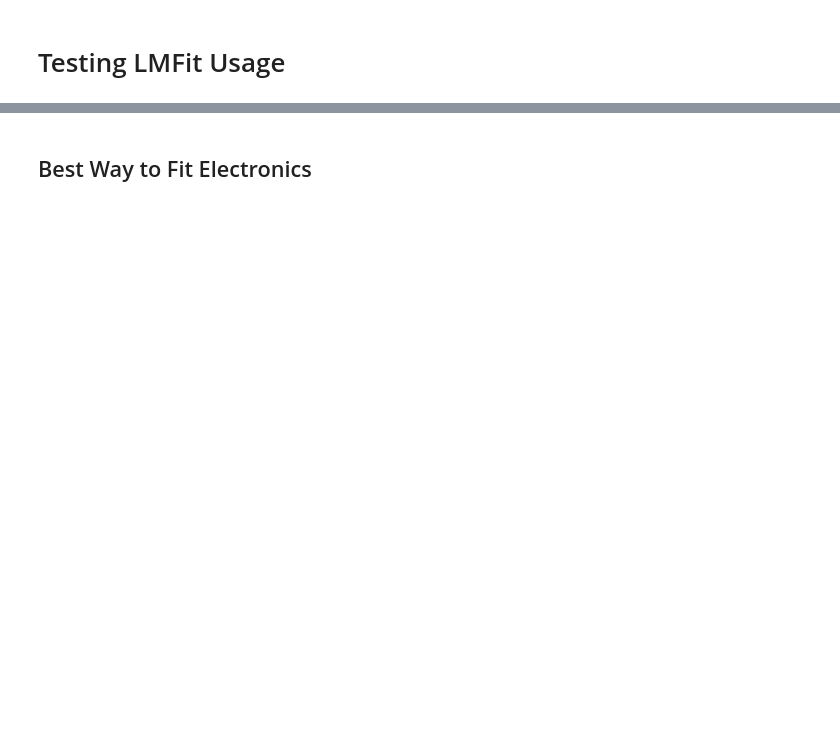
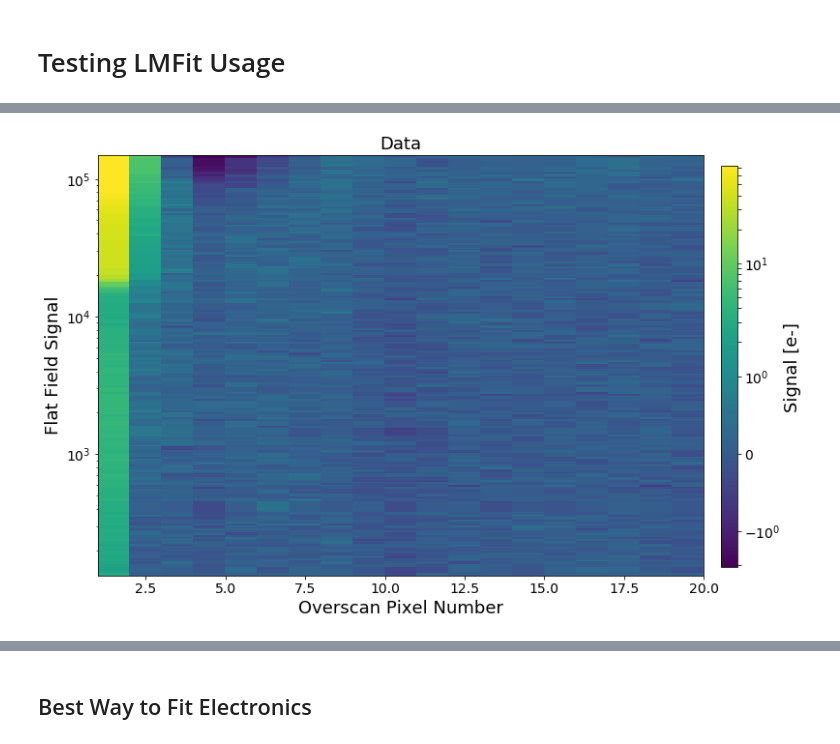
Before and after one commit to Snyder005/ctisim, a Jupyter notebook: notebooks/LmfitMinimization.ipynb, the cells around one changed output, grey strips where cells are left out. Saved outputs shown, nothing was run; the diff lists cells and outputs as text; code cells hidden in the pictures; blank space fills up the shorter version.

```diff
--- a/notebooks/LmfitMinimization.ipynb
+++ b/notebooks/LmfitMinimization.ipynb
@@ -192,0 +91,21 @@ Parameters([('ctiexp', <Parameter 'ctiexp', value=-5.000032816895831 +/- 8.36, b
+# %%
+## Setting up PColor plot
+y=signals
+x=np.arange(start, stop+1)
+X,Y=np.meshgrid(x, y)
+
+fig, ax = plt.subplots(1, 1, figsize=(12, 8))
+im0 = ax.pcolor(X, Y, data-res,
+                     norm=SymLogNorm(1.0))
+ax.set_yscale('log')
+ax.set_ylabel('Flat Field Signal', fontsize=18)
+ax.set_xlabel('Overscan Pixel Number', fontsize=18)
+ax.tick_params(axis='both', which='major', labelsize=14)
+ax.set_title('Data', fontsize=18)
+fig.subplots_adjust(right=0.85)
+cbar_ax = fig.add_axes([0.87, 0.14, 0.02, 0.72])
+cbar= fig.colorbar(im0, cax=cbar_ax)
+cbar.set_label('Signal [e-]', fontsize=18)
+cbar.ax.tick_params(labelsize=14)
+# %% [output]
+[figure, added]
```
Also changed, not shown: parts of 6 cells of this notebook, 5 other files.
